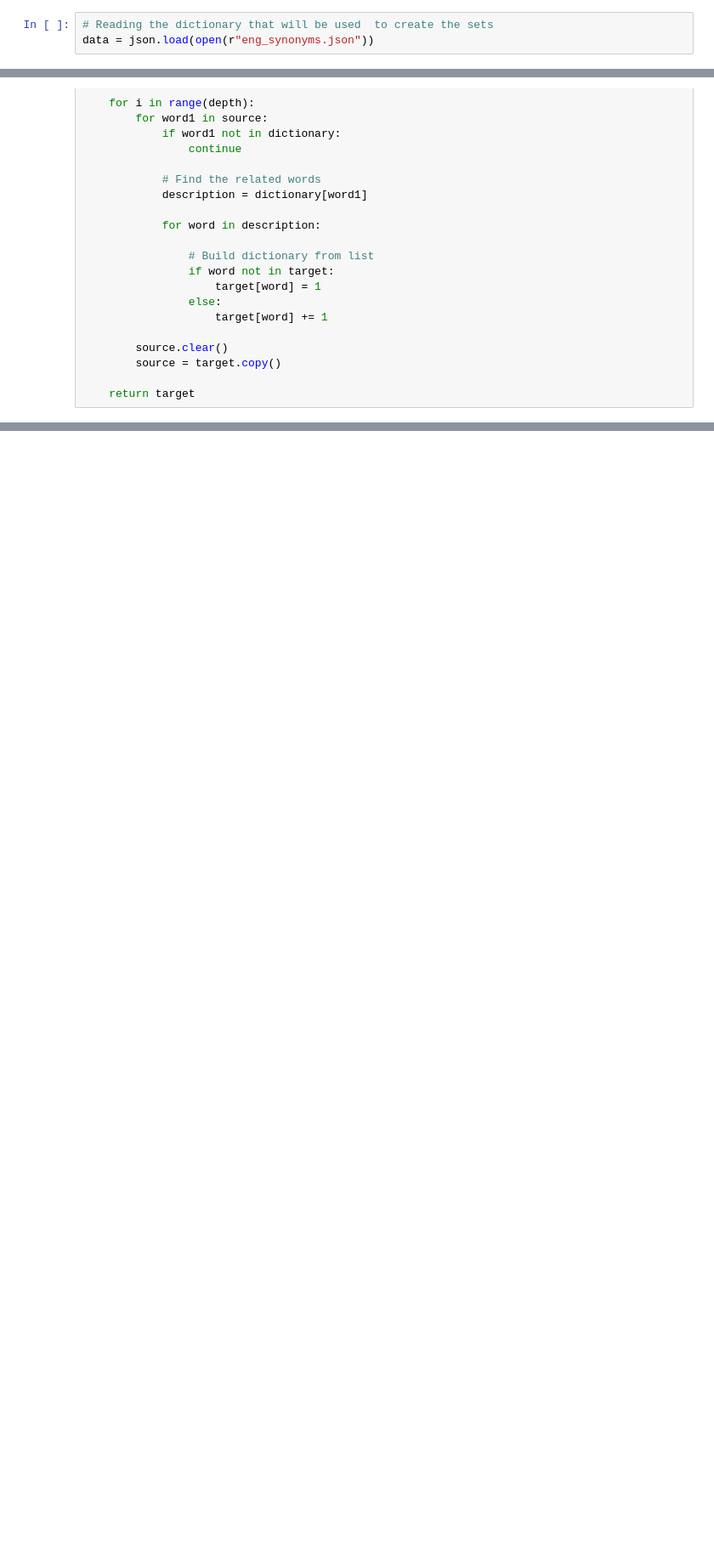
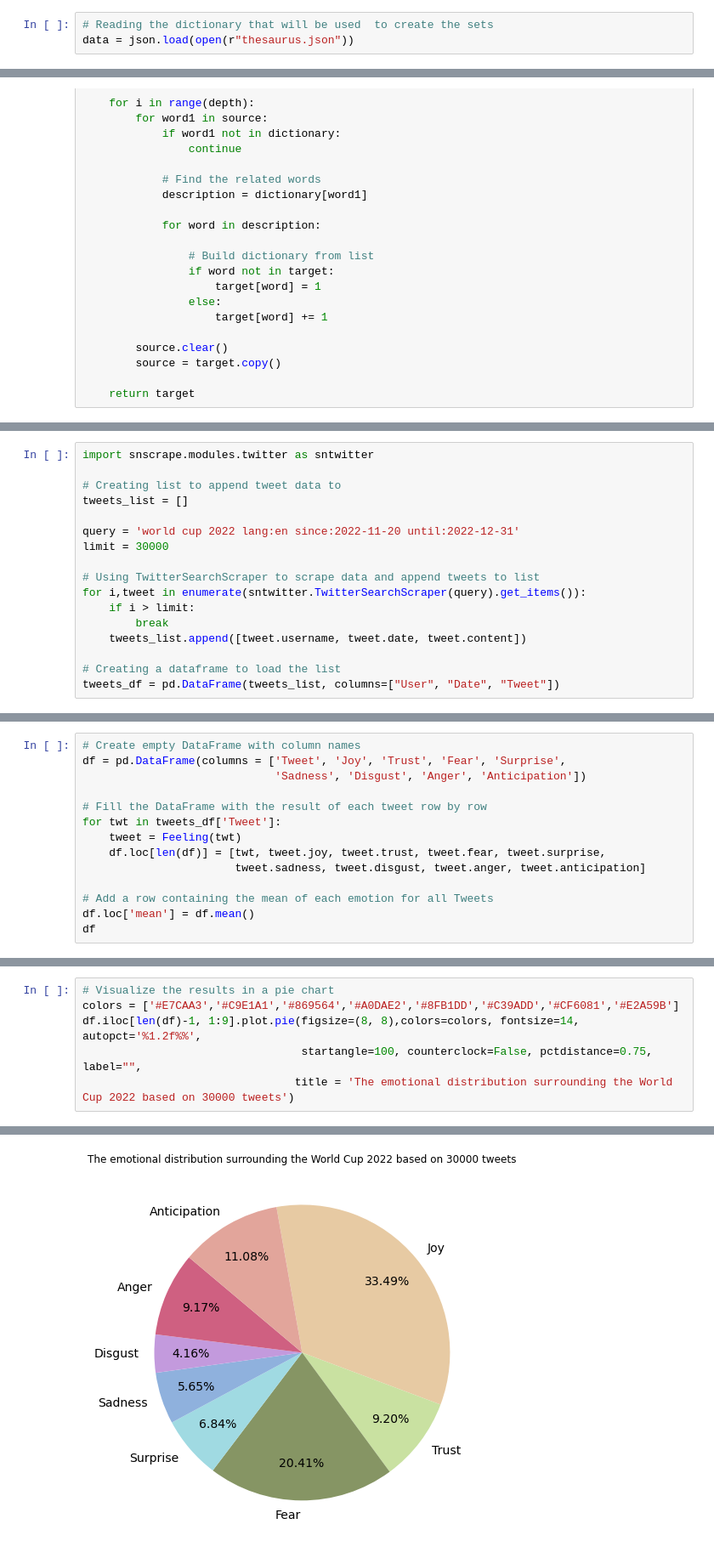
Before and after one commit to sadaki19/Sentiment_Analysis_Using_Plutchik_Wheel, a Jupyter notebook: Code.ipynb, the cells around one changed output, grey strips where cells are left out. Shown at 85% size. Drawn from its saved outputs; the diff is of its cells as text; blank space fills up the shorter version.

```diff
--- a/Code.ipynb
+++ b/Code.ipynb
@@ -18,6 +20,6 @@ pd.options.display.max_colwidth = 280
 # %%
 # Reading the dictionary that will be used  to create the sets
-data = json.load(open(r"eng_synonyms.json"))
+data = json.load(open(r"thesaurus.json"))
 # %%
 # Set a function taking out related words for a given word and putting them all into a dictionary
 
@@ -265,0 +191,17 @@ Anticipation:  733
+# %%
+import snscrape.modules.twitter as sntwitter
+
+# Creating list to append tweet data to
+tweets_list = []
+
+query = 'world cup 2022 lang:en since:2022-11-20 until:2022-12-31'
+limit = 30000
+
+# Using TwitterSearchScraper to scrape data and append tweets to list
+for i,tweet in enumerate(sntwitter.TwitterSearchScraper(query).get_items()):
+    if i > limit:
+        break
+    tweets_list.append([tweet.username, tweet.date, tweet.content])
+
+# Creating a dataframe to load the list
+tweets_df = pd.DataFrame(tweets_list, columns=["User", "Date", "Tweet"])
@@ -265,0 +244,14 @@ Anticipation:  733
+# %%
+# Create empty DataFrame with column names
+df = pd.DataFrame(columns = ['Tweet', 'Joy', 'Trust', 'Fear', 'Surprise',
+                             'Sadness', 'Disgust', 'Anger', 'Anticipation'])
+
+# Fill the DataFrame with the result of each tweet row by row
+for twt in tweets_df['Tweet']:
+    tweet = Feeling(twt)
+    df.loc[len(df)] = [twt, tweet.joy, tweet.trust, tweet.fear, tweet.surprise,
+                       tweet.sadness, tweet.disgust, tweet.anger, tweet.anticipation]
+
+# Add a row containing the mean of each emotion for all Tweets
+df.loc['mean'] = df.mean()
+df
@@ -265,0 +272,7 @@ Anticipation:  733
+# %%
+# Visualize the results in a pie chart
+colors = ['#E7CAA3','#C9E1A1','#869564','#A0DAE2','#8FB1DD','#C39ADD','#CF6081','#E2A59B']
+df.iloc[len(df)-1, 1:9].plot.pie(figsize=(8, 8),colors=colors, fontsize=14, autopct='%1.2f%%',
+                                 startangle=100, counterclock=False, pctdistance=0.75, label="",
+                                title = 'The emotional distribution surrounding the World Cup 2022 based on 30000 tweets')
+# %% [output]
@@ -265,0 +280 @@ Anticipation:  733
+[figure, added]
```
Also changed, not shown: parts of 25 cells of this notebook, 1 other file.
